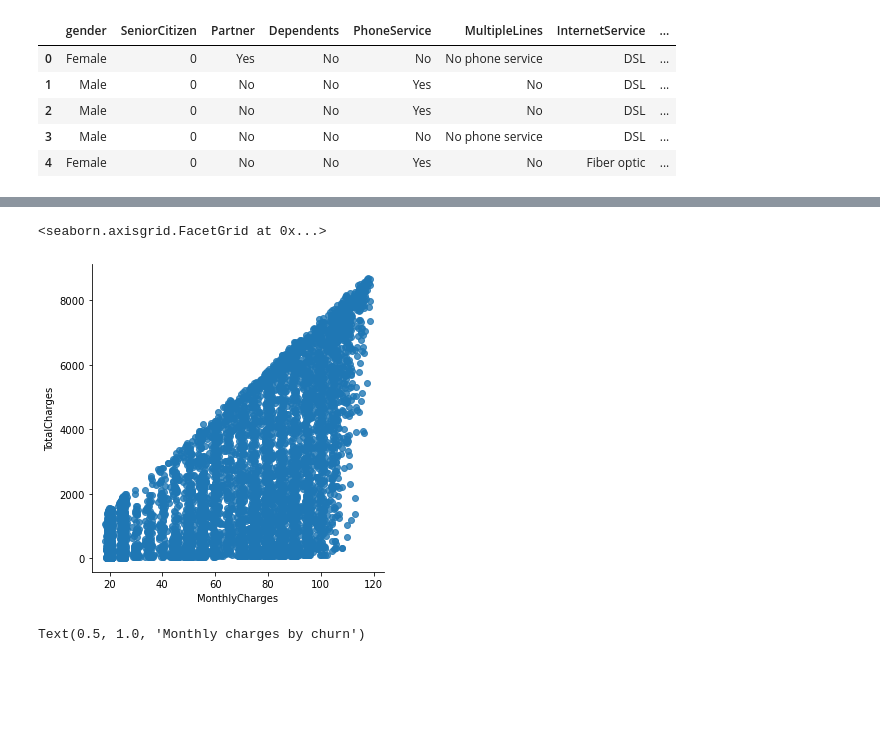
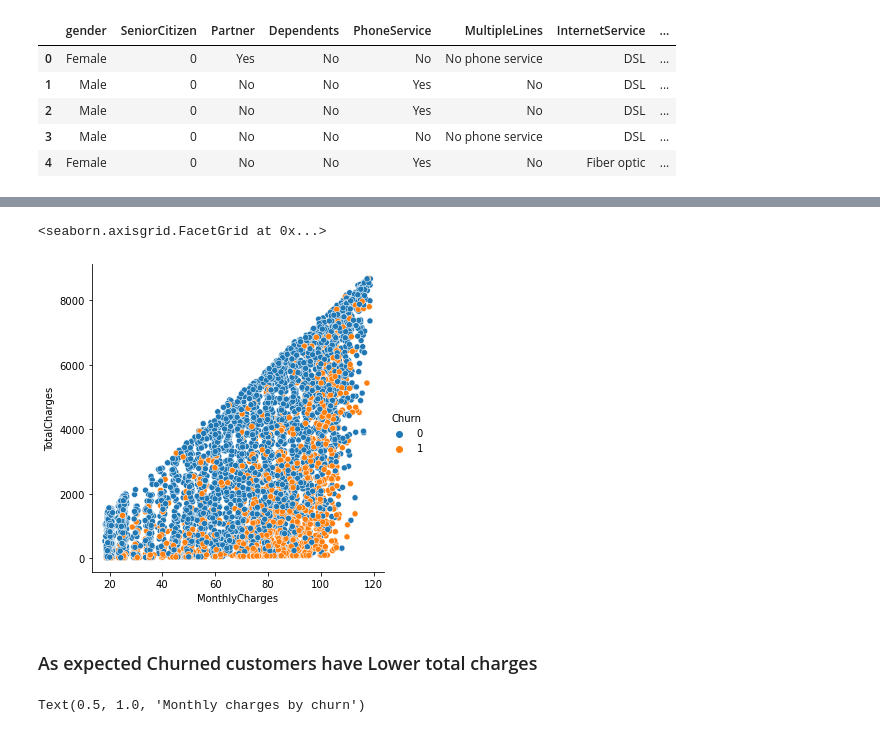
Before and after one commit to s6gandhi/TeleCom-Churn-ML, a Jupyter notebook: TeleCom Churn_EDA.ipynb, the cells around one changed output, grey strips where cells are left out. Saved outputs shown, nothing was run; the diff lists cells and outputs as text; code cells hidden in the pictures; blank space fills up the shorter version.

```diff
--- a/TeleCom Churn_EDA.ipynb
+++ b/TeleCom Churn_EDA.ipynb
@@ -221,8 +327,11 @@ telco_data1.head()
 # %%
 telco_data_dummies = pd.get_dummies(telco_data1)
 telco_data_dummies.head()
-sns.lmplot(data=telco_data_dummies, x='MonthlyCharges', y='TotalCharges', fit_reg=False)
+
+sns.relplot(data=telco_data_dummies, x='MonthlyCharges', y='TotalCharges',hue='Churn')
 # %% [output]
 <seaborn.axisgrid.FacetGrid at 0x...>
-[figure, old version]
+[figure, new version]
+# %% [markdown]
+###  As expected Churned customers have Lower total charges
 # %%
```
Also changed, not shown: parts of 46 cells of this notebook.
